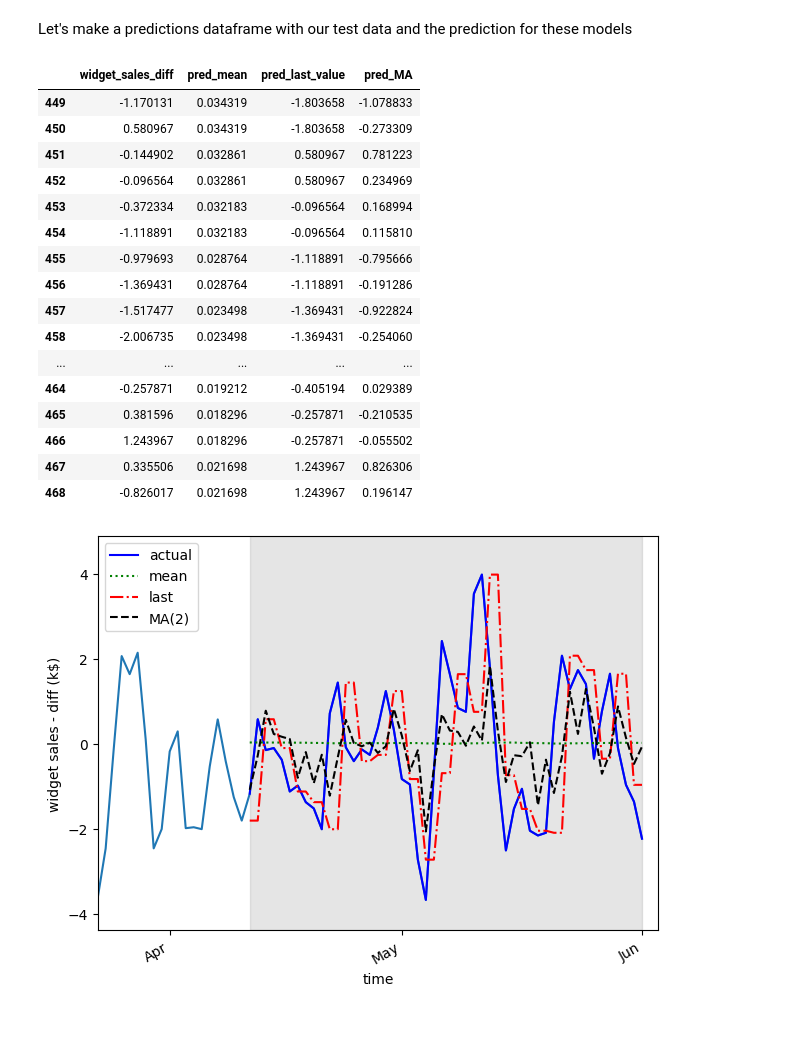
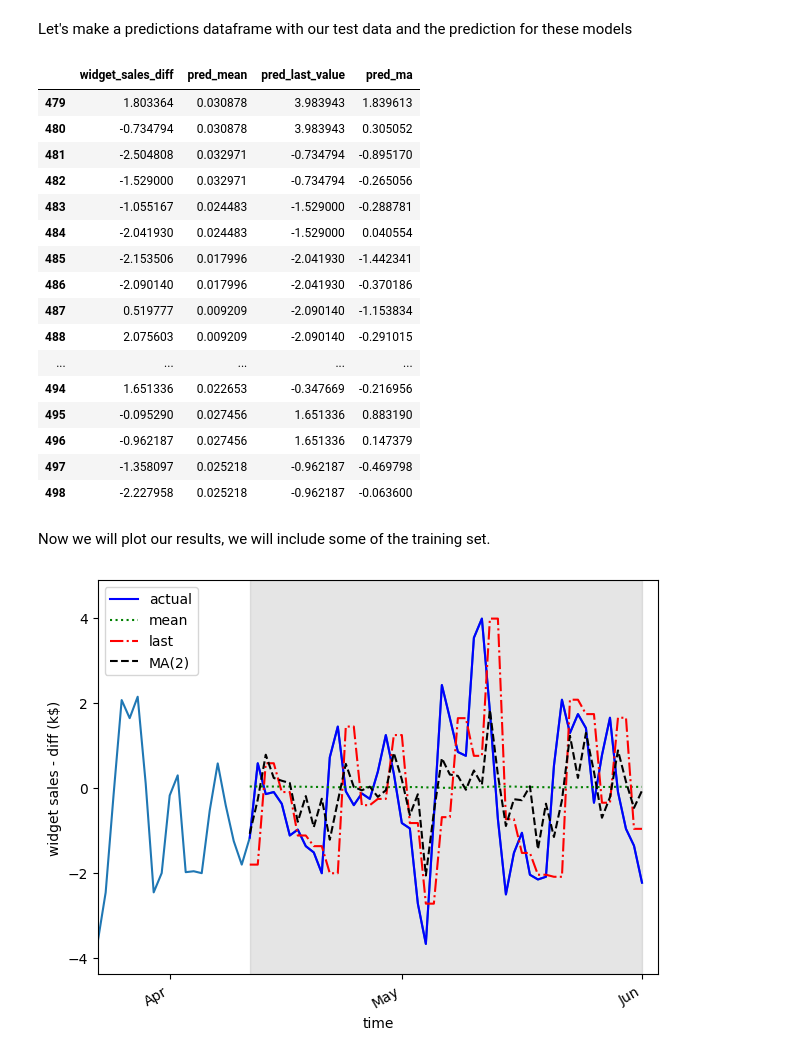
Before and after one commit to bsantanad/time-series, a Jupyter notebook: ch4_moving_average/moving_average_order_q.ipynb, the cells around one changed output. Cells and saved outputs as stored; diff of their text form; code cells hidden in the pictures; blank space fills up the shorter version.

Commit message:
ch4_moving_average & notes: finished chapter
added final part of notebook where we calc the error

Signed-off-by: bsantanad <0211518@up.edu.mx>

```diff
--- a/ch4_moving_average/moving_average_order_q.ipynb
+++ b/ch4_moving_average/moving_average_order_q.ipynb
@@ -160,6 +162,9 @@ def rolling_forecast(df: pd.DataFrame, train_len: int, horizon: int,
         1. historical mean (mean)
         2. last value  (last)
         3. moving average (MA)
+
+    the training lenght will be updated with each iteration as if we were
+    seeing new observations
 
     :param pd.DataFrame df: data frame with two columns
     :param int train_len: number of data point that can be used to fit the
@@ -202,10 +207,6 @@ def rolling_forecast(df: pd.DataFrame, train_len: int, horizon: int,
         pred_ma = []
 
         for i in range (train_len, total_len, window):
-            # FIXME: shouldn't this stop where the training set ends
-            # and start adding the predictions on top of that, so
-            # ... 80 90 <train set end>  94 96 based on these new
-            # values calc next ones.
             model = sarimax.SARIMAX(df[:i], order = (0, 0, 2))
             r = model.fit(disp = False)
             predictions = r.get_prediction(0, i + window - 1)
@@ -233,27 +234,29 @@ pred_MA = rolling_forecast(df_diff, TRAIN_LEN, HORIZON, WINDOW, 'ma')
 # %%
 pred_df['pred_mean'] = pred_mean
 pred_df['pred_last_value'] = pred_last_value
-pred_df['pred_MA'] = pred_MA
+pred_df['pred_ma'] = pred_MA
 
-pred_df.head(20)
+pred_df.tail(20)
 # %% [output]
-|  | widget_sales_diff | pred_mean | pred_last_value | pred_MA |
-| 449 | -1.170131 | 0.034319 | -1.803658 | -1.078833 |
-| 450 | 0.580967 | 0.034319 | -1.803658 | -0.273309 |
-| 451 | -0.144902 | 0.032861 | 0.580967 | 0.781223 |
-| 452 | -0.096564 | 0.032861 | 0.580967 | 0.234969 |
-| 453 | -0.372334 | 0.032183 | -0.096564 | 0.168994 |
-| 454 | -1.118891 | 0.032183 | -0.096564 | 0.115810 |
-| 455 | -0.979693 | 0.028764 | -1.118891 | -0.795666 |
-| 456 | -1.369431 | 0.028764 | -1.118891 | -0.191286 |
-| 457 | -1.517477 | 0.023498 | -1.369431 | -0.922824 |
-| 458 | -2.006735 | 0.023498 | -1.369431 | -0.254060 |
+|  | widget_sales_diff | pred_mean | pred_last_value | pred_ma |
+| 479 | 1.803364 | 0.030878 | 3.983943 | 1.839613 |
+| 480 | -0.734794 | 0.030878 | 3.983943 | 0.305052 |
+| 481 | -2.504808 | 0.032971 | -0.734794 | -0.895170 |
+| 482 | -1.529000 | 0.032971 | -0.734794 | -0.265056 |
+| 483 | -1.055167 | 0.024483 | -1.529000 | -0.288781 |
+| 484 | -2.041930 | 0.024483 | -1.529000 | 0.040554 |
+| 485 | -2.153506 | 0.017996 | -2.041930 | -1.442341 |
+| 486 | -2.090140 | 0.017996 | -2.041930 | -0.370186 |
+| 487 | 0.519777 | 0.009209 | -2.090140 | -1.153834 |
+| 488 | 2.075603 | 0.009209 | -2.090140 | -0.291015 |
 | ... | ... | ... | ... | ... |
-| 464 | -0.257871 | 0.019212 | -0.405194 | 0.029389 |
-| 465 | 0.381596 | 0.018296 | -0.257871 | -0.210535 |
-| 466 | 1.243967 | 0.018296 | -0.257871 | -0.055502 |
-| 467 | 0.335506 | 0.021698 | 1.243967 | 0.826306 |
-| 468 | -0.826017 | 0.021698 | 1.243967 | 0.196147 |
+| 494 | 1.651336 | 0.022653 | -0.347669 | -0.216956 |
+| 495 | -0.095290 | 0.027456 | 1.651336 | 0.883190 |
+| 496 | -0.962187 | 0.027456 | 1.651336 | 0.147379 |
+| 497 | -1.358097 | 0.025218 | -0.962187 | -0.469798 |
+| 498 | -2.227958 | 0.025218 | -0.962187 | -0.063600 |
+# %% [markdown]
+Now we will plot our results, we will include some of the training set.
 # %%
 fig, ax = plt.subplots()
 
```
Also changed, not shown: parts of 13 cells of this notebook, 1 other file.
